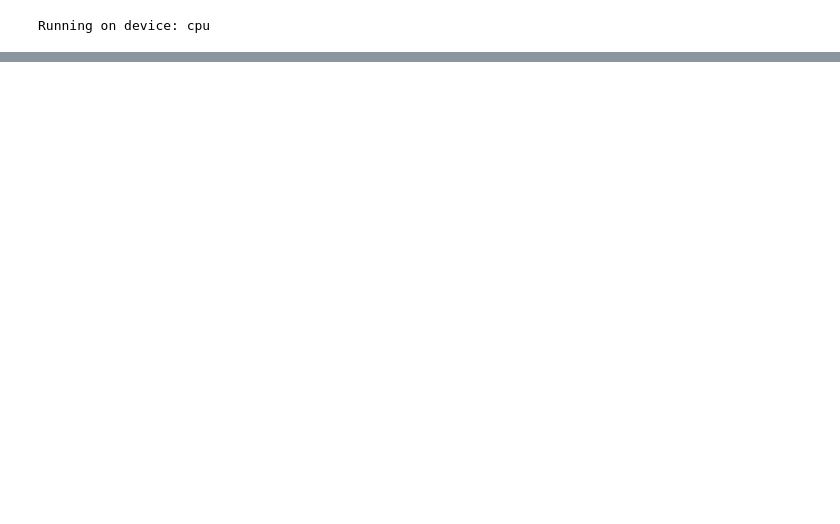
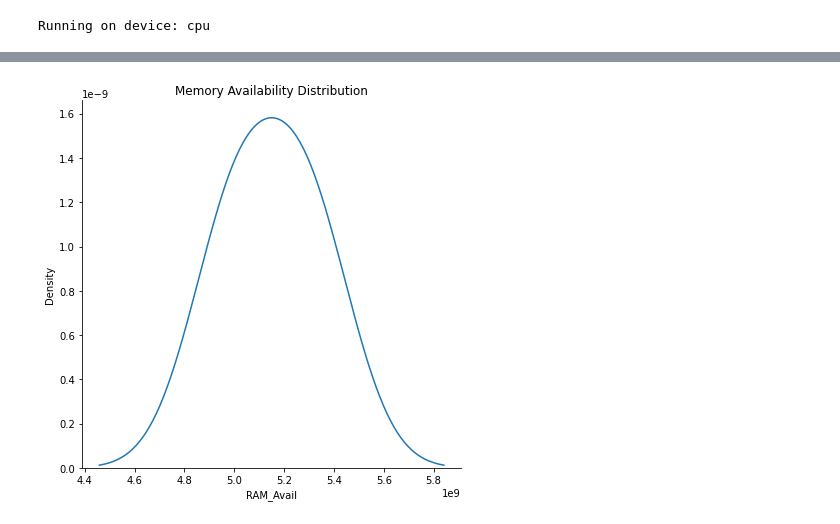
Before and after one commit to ulmii/face-detection, a Jupyter notebook: notebooks/s3fd.ipynb, the cells around one changed output, grey strips where cells are left out. Drawn from its saved outputs; the diff is of its cells as text; code cells hidden in the pictures; blank space fills up the shorter version.

```diff
--- a/notebooks/s3fd.ipynb
+++ b/notebooks/s3fd.ipynb
@@ -30,3 +45,16 @@ class S3fdDetector(Detector):
 s3fd = S3fdDetector()
 # %% [output]
 Running on device: cpu
+# %%
+with TsvHandle('s3fd') as tsv:
+    path, ap_path, load_path, meta_path = run_detection(
+        tsv_handle = tsv,
+        samples = data,
+        detector = s3fd
+    )
+
+print("")
+print(path)
+print(ap_path)
+print(load_path)
+print(meta_path)
@@ -38,0 +132,6 @@ Running detection
+# %%
+sns.FacetGrid(df_load, height=6).map(sns.kdeplot, 'RAM_Avail').add_legend()
+plt.title('Memory Availability Distribution')
+plt.show()
+# %% [output]
+[figure, added]
```
Also changed, not shown: parts of 29 cells of this notebook, 6 other files.
